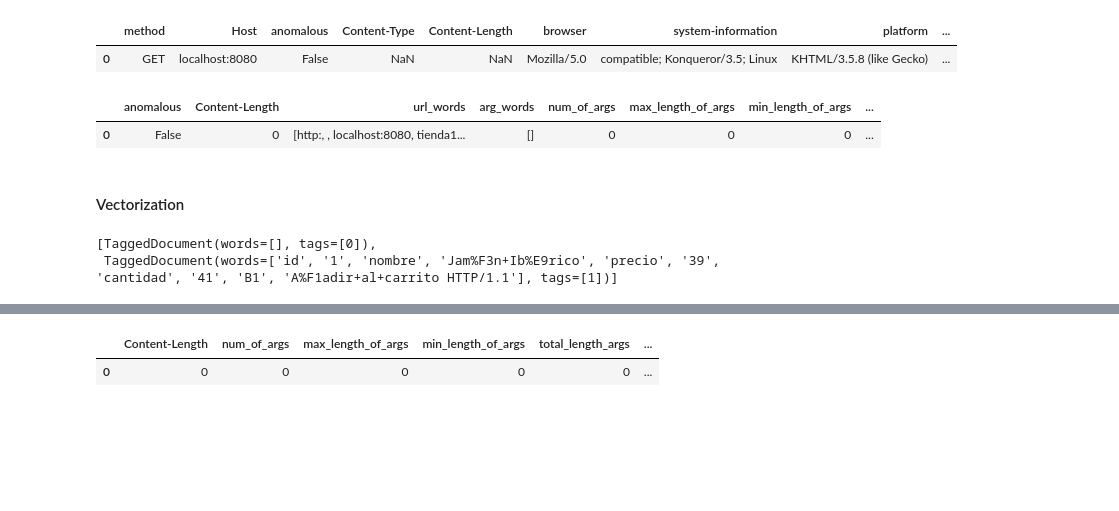
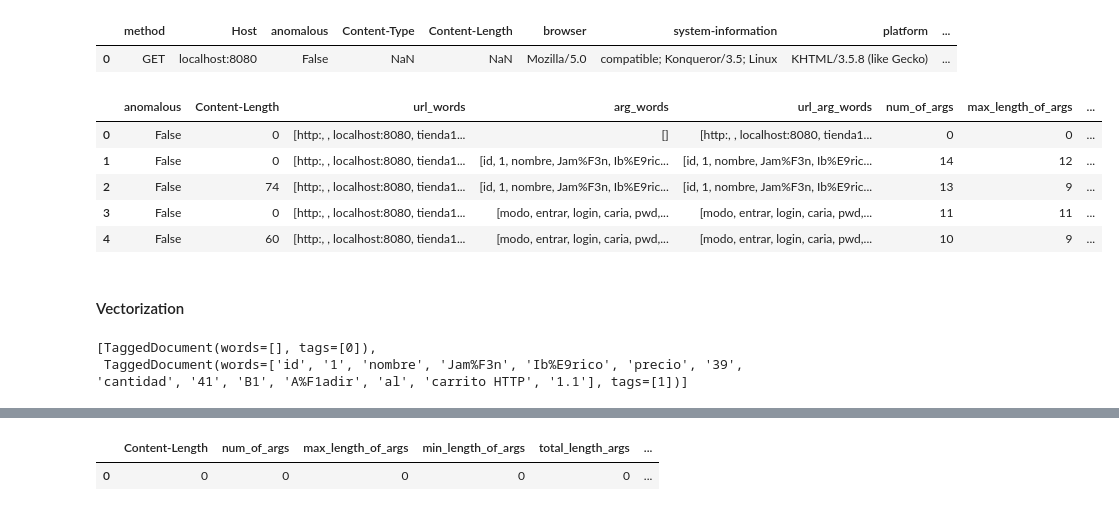
Before and after one commit to Aisha-K/anomaly-detection-for-web-attacks, a Jupyter notebook: notebooks/Data processing.ipynb, the cells around one changed output, grey strips where cells are left out. Saved outputs shown, nothing was run; the diff lists cells and outputs as text; code cells hidden in the pictures; blank space fills up the shorter version.

```diff
--- a/notebooks/Data processing.ipynb
+++ b/notebooks/Data processing.ipynb
@@ -161,12 +160,12 @@ def extract_args_only(row):
     if row['method'] == 'GET':
         x = row['url']
         if '?' in x:
-            return re.split( '[&=]', x.split('?')[1] )
+            return re.split( '[&=+/]', x.split('?')[1] )
         return []
     elif (row['method'] == 'POST') | (row['method'] == 'PUT'):
         x = row['body']
         if type(x)==str:
-            return re.split('[&=]', x)
+            return re.split('[&=+/]', x)
         return []
 # %%
 COMMON_SQL_WORDS = ['create', 'insert', 'view', 'from' , 'select', 'alter', 'add', 'distinct', 'into','update','set','delete',
@@ -193,10 +192,11 @@ def num_special_chars(x):
     return len(z)
 # %%
 df['url_only'] = df['url'].apply(lambda x: extract_url_only(x))
-df['url_words'] = df['url'].apply(lambda x:  re.split('[/]', x) )
+df['url_words'] = df['url'].apply(lambda x:  re.split('[/.]', x) )
 df['url_words'][0]
 
-df['arg_words'] = df.apply(lambda x: extract_args_only(x), axis=1)
+df['arg_words'] = df.apply( lambda x: extract_args_only(x), axis=1)
+df['url_arg_words'] = df['arg_words'] + df['url_words']
 df['arg_words'][0:2]
 # %% [output]
 0                                                   []
@@ -233,20 +247,25 @@ df.head(1)
 # %%
 
 #one hot encoding
 to_encode_one_hot = ['method', 'Host','Content-Type', 'browser', 'platform','protocol', 'system-information']
 enc = preprocessing.OneHotEncoder(sparse=False, handle_unknown='ignore')
 enc.fit(df[to_encode_one_hot] )
 encoded = pd.DataFrame( enc.transform( df[to_encode_one_hot] ), columns=enc.get_feature_names() )
 df = pd.concat ([df, encoded] , axis=1)
 
 #fill nulls
 df['Content-Length'] = df['Content-Length'].fillna(0)
+df['Content-Length'] = df['Content-Length'].astype(str).astype(int)
 
 df = df.drop(to_encode_one_hot, axis=1)
-df.head(1)
+df.head(5)
 # %% [output]
-|  | anomalous | Content-Length | url_words | arg_words | num_of_args | max_length_of_args | min_length_of_args | ... |
-| 0 | False | 0 | [http:, , localhost:8080, tienda1... | [] | 0 | 0 | 0 | ... |
+|  | anomalous | Content-Length | url_words | arg_words | url_arg_words | num_of_args | max_length_of_args | ... |
+| 0 | False | 0 | [http:, , localhost:8080, tienda1... | [] | [http:, , localhost:8080, tienda1... | 0 | 0 | ... |
+| 1 | False | 0 | [http:, , localhost:8080, tienda1... | [id, 1, nombre, Jam%F3n, Ib%E9ric... | [id, 1, nombre, Jam%F3n, Ib%E9ric... | 14 | 12 | ... |
+| 2 | False | 74 | [http:, , localhost:8080, tienda1... | [id, 1, nombre, Jam%F3n, Ib%E9ric... | [id, 1, nombre, Jam%F3n, Ib%E9ric... | 13 | 9 | ... |
+| 3 | False | 0 | [http:, , localhost:8080, tienda1... | [modo, entrar, login, caria, pwd,... | [modo, entrar, login, caria, pwd,... | 11 | 11 | ... |
+| 4 | False | 60 | [http:, , localhost:8080, tienda1... | [modo, entrar, login, caria, pwd,... | [modo, entrar, login, caria, pwd,... | 10 | 9 | ... |
 # %%
 #df.drop(['url_words', 'arg_words'],1).to_csv('../data/interim/2_extracted_features_without_word_vector.csv')
 # %% [markdown]
@@ -254,13 +273,12 @@ df.head(1)
 # %%
 # doc2vec vecotirzation
 
-#df['combined_words'] = df['url_words'] + df['arg_words']
 #tokenize and tag the card text
 card_docs = [TaggedDocument(words, [i])
              for i, words in enumerate(df.arg_words)]
 card_docs[0:2]
 # %% [output]
 [TaggedDocument(words=[], tags=[0]),
- TaggedDocument(words=['id', '1', 'nombre', 'Jam%F3n+Ib%E9rico', 'precio', '39', 'cantidad', '41', 'B1', 'A%F1adir+al+carrito HTTP/1.1'], tags=[1])]
+ TaggedDocument(words=['id', '1', 'nombre', 'Jam%F3n', 'Ib%E9rico', 'precio', '39', 'cantidad', '41', 'B1', 'A%F1adir', 'al', 'carrito HTTP', '1.1'], tags=[1])]
 # %%
 #create model
```
Also changed, not shown: parts of 27 cells of this notebook, 33 other files.
